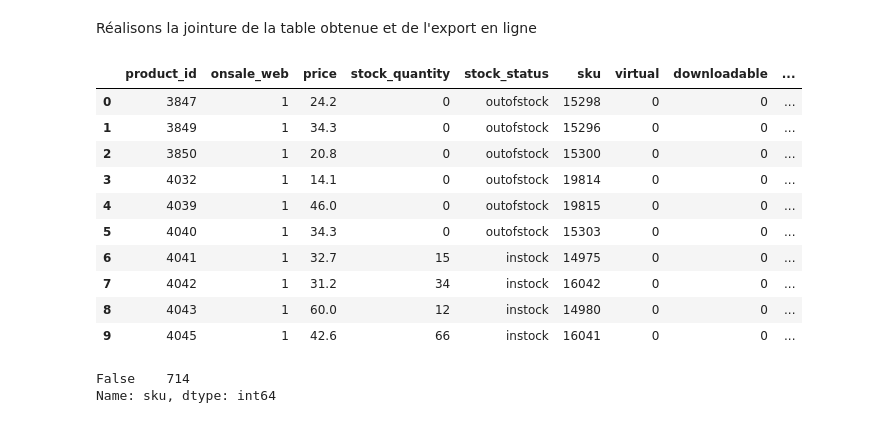
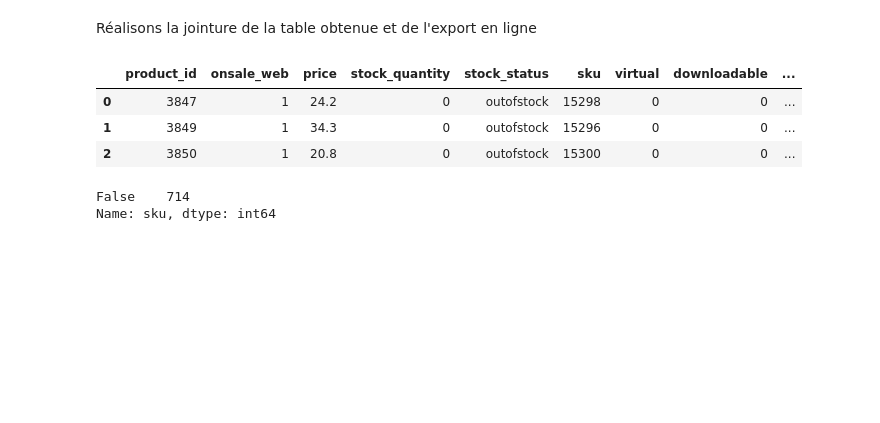
Before and after one commit to Tedjoulemohermann/Tedjoulemohermann, a Jupyter notebook: Projet2_analytics_Hermann.ipynb, the cells around one changed output. Saved outputs shown, nothing was run; the diff lists cells and outputs as text; code cells hidden in the pictures; blank space fills up the shorter version.

```diff
--- a/Projet2_analytics_Hermann.ipynb
+++ b/Projet2_analytics_Hermann.ipynb
@@ -315,19 +315,12 @@ data_group1.head(5)
 Réalisons la jointure de la table obtenue et de l'export en ligne
 # %%
 data_group2=pd.merge(data_group1,data_ligne,how='inner')
-data_group2.head(10)
+data_group2.head(3)
 # %% [output]
 |  | product_id | onsale_web | price | stock_quantity | stock_status | sku | virtual | downloadable | ... |
 | 0 | 3847 | 1 | 24.2 | 0 | outofstock | 15298 | 0 | 0 | ... |
 | 1 | 3849 | 1 | 34.3 | 0 | outofstock | 15296 | 0 | 0 | ... |
 | 2 | 3850 | 1 | 20.8 | 0 | outofstock | 15300 | 0 | 0 | ... |
-| 3 | 4032 | 1 | 14.1 | 0 | outofstock | 19814 | 0 | 0 | ... |
-| 4 | 4039 | 1 | 46.0 | 0 | outofstock | 19815 | 0 | 0 | ... |
-| 5 | 4040 | 1 | 34.3 | 0 | outofstock | 15303 | 0 | 0 | ... |
-| 6 | 4041 | 1 | 32.7 | 15 | instock | 14975 | 0 | 0 | ... |
-| 7 | 4042 | 1 | 31.2 | 34 | instock | 16042 | 0 | 0 | ... |
-| 8 | 4043 | 1 | 60.0 | 12 | instock | 14980 | 0 | 0 | ... |
-| 9 | 4045 | 1 | 42.6 | 66 | instock | 16041 | 0 | 0 | ... |
 # %%
 data_group2['sku'].duplicated().value_counts()
 # %% [output]
```
Also changed, not shown: parts of 4 cells of this notebook.
